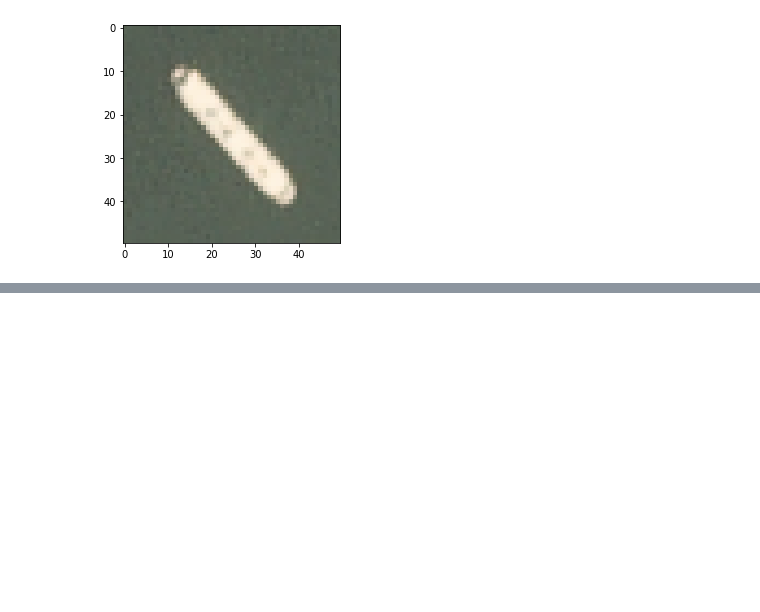
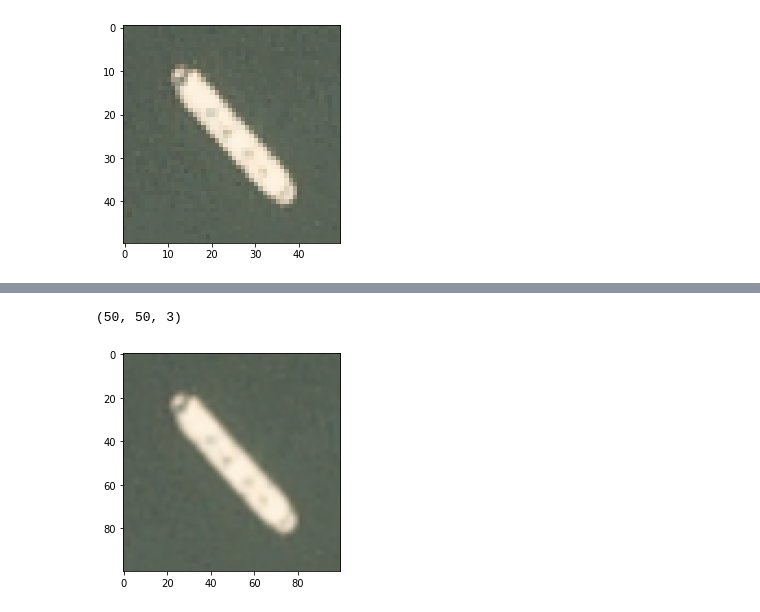
Before and after one commit to e-chong/Singapore-Ship-Detection, a Jupyter notebook: Read_and_resize_Kaggle_ships.ipynb, the cells around one changed output, grey strips where cells are left out. Drawn from its saved outputs; the diff is of its cells as text; code cells hidden in the pictures; blank space fills up the shorter version.

Commit message:
Add some image resampling stuff at the end

```diff
--- a/Read_and_resize_Kaggle_ships.ipynb
+++ b/Read_and_resize_Kaggle_ships.ipynb
@@ -160,0 +204,2 @@ plt.imshow(kg_ships_resize[0]);
+# %%
+test = scipy.ndimage.zoom(kg_ships_resize[0], (2, 2, 1), order=1)
@@ -160,0 +210,8 @@ plt.imshow(kg_ships_resize[0]);
+# %%
+kg_ships_resize[0].shape
+# %% [output]
+(50, 50, 3)
+# %%
+plt.imshow(test);
+# %% [output]
+[figure, added]
```
Also changed, not shown: parts of 6 cells of this notebook.
